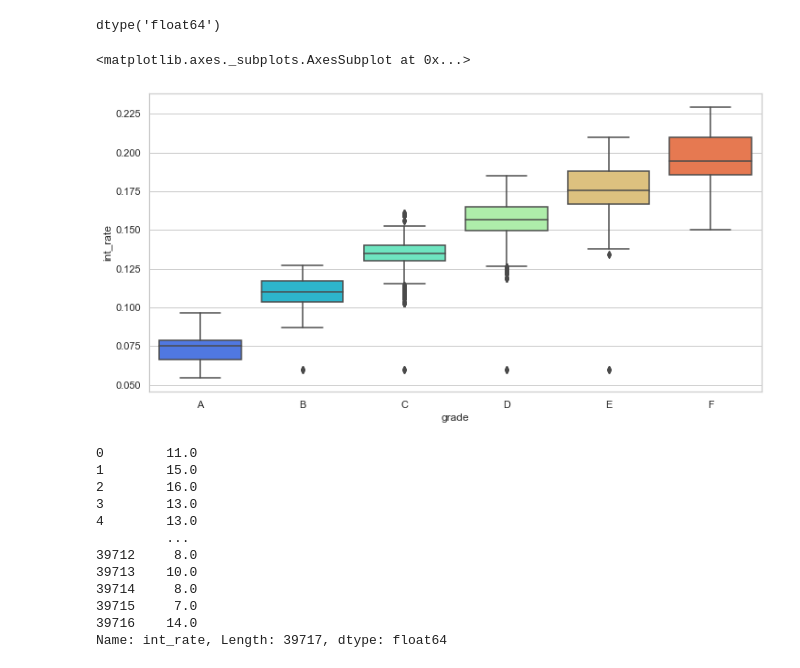
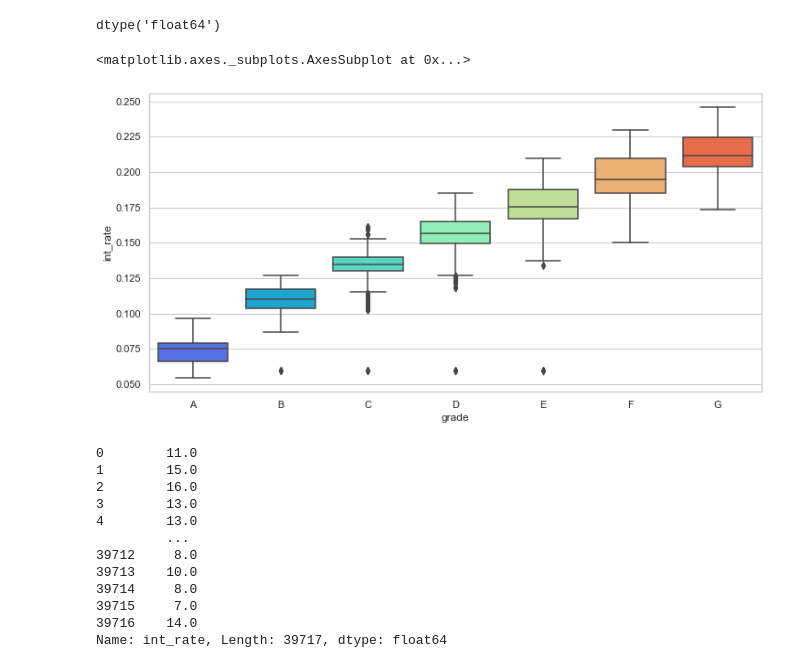
Before and after one commit to gauravsbisht/caseStudy, a Jupyter notebook: LendingClub.ipynb, the cells around one changed output. Saved outputs shown, nothing was run; the diff lists cells and outputs as text; code cells hidden in the pictures.

```diff
--- a/LendingClub.ipynb
+++ b/LendingClub.ipynb
@@ -214,17 +217,18 @@ dtype('float64')
 # %%
 # how are interest rate across the grades
 import seaborn as sns
 sns.set(style="whitegrid")
 plt.figure(figsize=(12, 6))
 #tips = sns.load_dataset("tips")
 #sns.boxplot(x="grade", y="grade", data=load_df)
 #sns.catplot(x="grade", y="int_rate", kind="box", data=load_df)
-sns.boxplot(x='grade',y='int_rate',data=loan_df,palette='rainbow', order =['A', 'B', 'C', 'D', 'E', 'F'],)
+#sns.boxplot(x='grade',y='int_rate',data=loan_df,palette='rainbow', order =['A', 'B', 'C', 'D', 'E', 'F'],)
+sns.boxplot(x='grade',y='int_rate',data=loan_df,palette='rainbow', order =['A', 'B', 'C', 'D', 'E', 'F','G'],)
 
 #it can be seen the interest rates are high for the lower level grades E, F, D, G
 # %% [output]
 <matplotlib.axes._subplots.AxesSubplot at 0x...>
-[figure, old version]
+[figure, new version]
 # %%
 loan_df['int_rate'] = round(loan_df['int_rate']*100)
 loan_df['int_rate']
```
Also changed, not shown: parts of 2 cells of this notebook.
